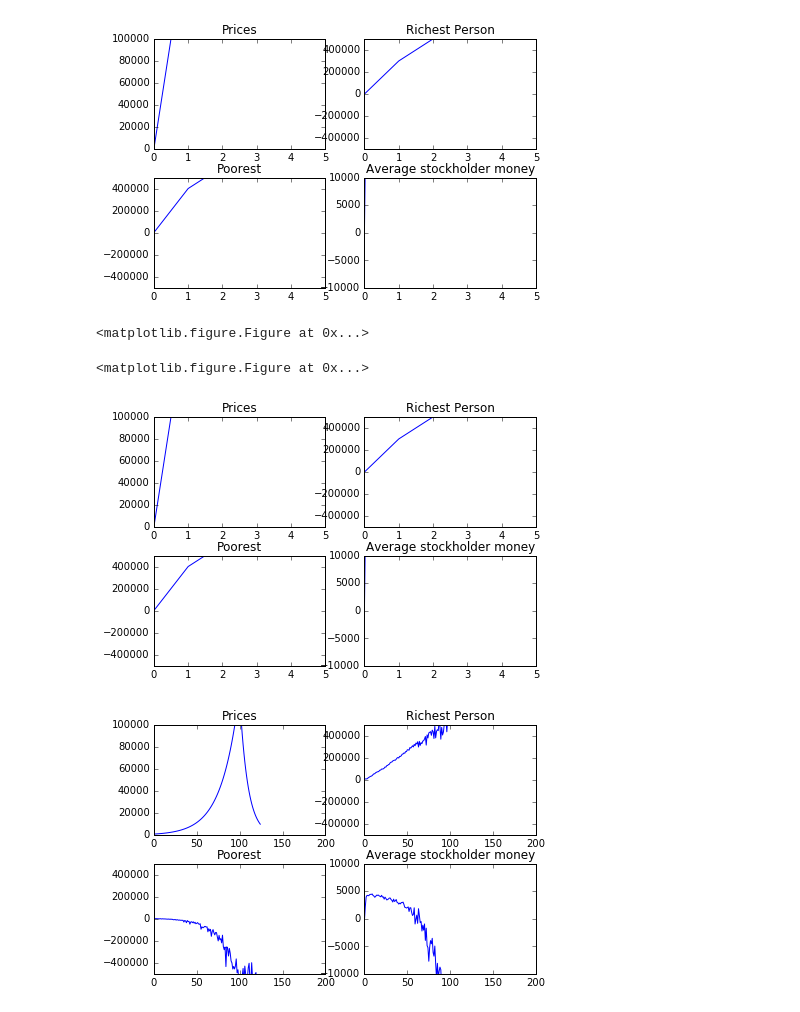
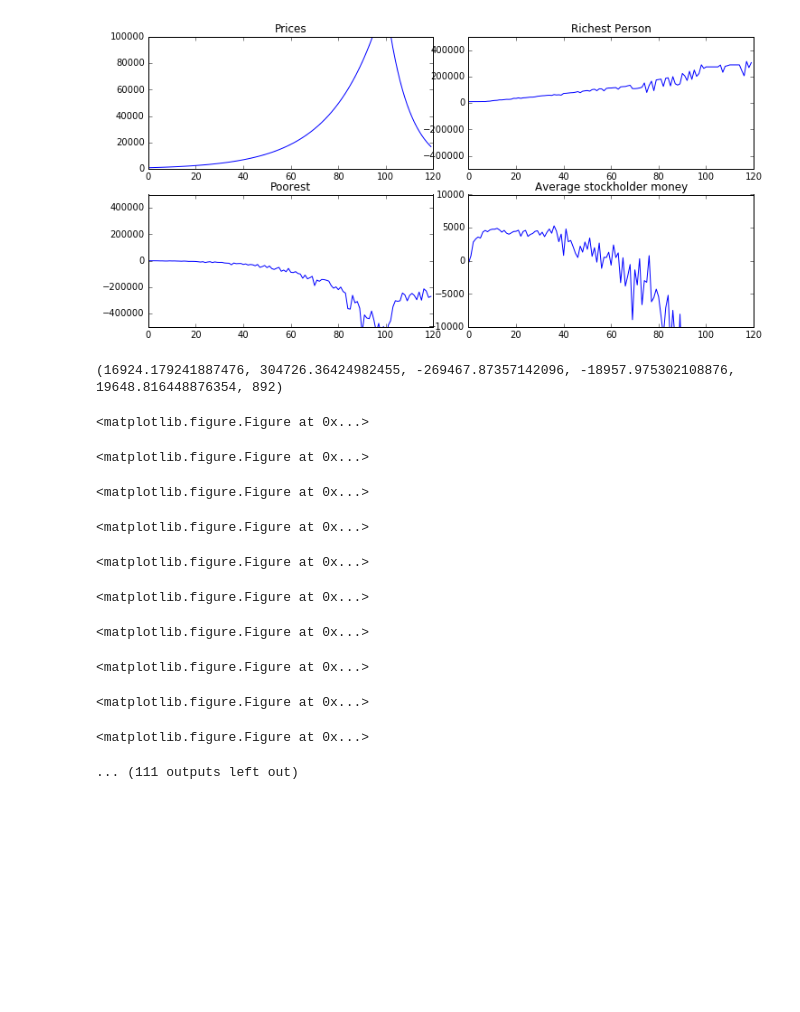
Before and after one commit to ankitvgupta/hum52finalproject, a Jupyter notebook: TulipManiaSimulation.ipynb, the cells around one changed output. Cells and saved outputs as stored; diff of their text form; code cells hidden in the pictures; blank space fills up the shorter version.

Commit message:
added better graphs

```diff
--- a/TulipManiaSimulation.ipynb
+++ b/TulipManiaSimulation.ipynb
@@ -12,7 +12,7 @@ from IPython import display
 def graph_data(total_iterations, lastpricedata, richestperson, poorestperson, averagestockholders,
                averagenonstockholders, numberofcontracts):
     plt.clf()
-    f, axarr = plt.subplots(2, 2)
+    f, axarr = plt.subplots(2, 2, figsize=(10,5))
     plt.tight_layout()
     axarr[0, 0].plot(lastpricedata)
     axarr[0, 0].set_title('Prices')
@@ -58,13 +58,8 @@ def graph_data(total_iterations, lastpricedata, richestperson, poorestperson, av
 #     display.display(plt.gcf())
 #     time.sleep(.1)
 # %%
-graph_data(5, [10,200000], [10,300000], [10,400000], [10,500000], [10,200000], [10,300000])
-graph_data(5, [10,200000, 300000], [10,300000, 500000], [10,400000, 600000], [10,500000, 800000], [10,200000, 500000], [10,300000, 1000000])
+#graph_data(5, [10,200000], [10,300000], [10,400000], [10,500000], [10,200000], [10,300000])
+#graph_data(5, [10,200000, 300000], [10,300000, 500000], [10,400000, 600000], [10,500000, 800000], [10,200000, 500000], [10,300000, 1000000])
-# %% [output]
-[figure, removed]
-<matplotlib.figure.Figure at 0x...>
-<matplotlib.figure.Figure at 0x...>
-[figure, removed]
 # %%
 
 
@@ -127,10 +122,10 @@ def get_statistics(numpeople, money, stock, price, allcontracts):
     num_notstockholders = sum(x == 0 for x in stock)
     return price, max(money), min(money), total_stock_money/num_stockholders, total_unstocked_money/num_notstockholders, len(allcontracts)
 
-def simulation(numpeople, money, stock, perceivedstock, startprice, multiplier, allcontracts):
+def simulation(numpeople, money, stock, perceivedstock, startprice, multiplier, allcontracts, epochs):
     values = [startprice]
     lastprice = startprice
-    for iteration in range(100):
+    for iteration in range(epochs):
         #print(perceivedstock)
 
         if len(values) != 0:
@@ -146,7 +141,7 @@ def simulation(numpeople, money, stock, perceivedstock, startprice, multiplier,
                 if randomuser == user:
                     continue
                 value = np.random.normal(multiplier*lastprice)
-                allcontracts.append(Contract(user, randomuser, iteration + np.random.randint(1, 100), value))
+                allcontracts.append(Contract(user, randomuser, iteration + np.random.randint(1, 300), value))
                 #stock[user] -= 1
                 perceivedstock[user] -= 1
         j = 0
@@ -175,35 +170,47 @@ def simulation(numpeople, money, stock, perceivedstock, startprice, multiplier,
                 contract.buyer = randomuser
                 values.append(value)
             else:
                 #pass
                 if stock[randomuser] > 0:
                     money[contract.seller] += netval
                     money[randomuser] -= netval
                     #stock[contract.seller] += 1
                     #stock[randomuser] -= 1
                     perceivedstock[contract.seller] += 1
                     perceivedstock[randomuser] -= 1
                     contract.seller = randomuser
         graph_price, graph_richest, graph_poorest, graph_avgstock, graph_avgnonstock, graph_numcontracts = get_statistics(numpeople, money, stock, lastprice, allcontracts)
         print(graph_avgstock)
         #print get_statistics(numpeople, money, stock, lastprice, allcontracts)
         graph_values_lastpricedata.append(graph_price)
         graph_values_richestperson.append(graph_richest)
         graph_values_poorestperson.append(graph_poorest)
         graph_values_averagestockholders.append(graph_avgstock)
         graph_values_averagenonstockholders.append(graph_avgnonstock)
         graph_values_numberofcontracts.append(graph_numcontracts)
-        graph_data(200,graph_values_lastpricedata, graph_values_richestperson, graph_values_poorestperson,
+        graph_data(120,graph_values_lastpricedata, graph_values_richestperson, graph_values_poorestperson,
                    graph_values_averagestockholders, graph_values_averagenonstockholders, graph_values_numberofcontracts)
 
     return money, stock, perceivedstock, lastprice, allcontracts
 
 
-money, stock, perceivedstock, lastprice, allcontracts = simulation(numpeople, money, stock, perceivedstock, startprice, 1.05, allcontracts)
+money, stock, perceivedstock, lastprice, allcontracts = simulation(numpeople, money, stock, perceivedstock, startprice, 1.05, allcontracts, 100)
 #print get_statistics(numpeople, money, stock, lastprice, .9, allcontracts)
 
-money, stock, perceivedstock, lastprice, allcontracts = simulation(numpeople, money, stock, perceivedstock, lastprice, .9, allcontracts)
+money, stock, perceivedstock, lastprice, allcontracts = simulation(numpeople, money, stock, perceivedstock, lastprice, .9, allcontracts, 20)
 
-#print get_statistics(numpeople, money, stock, lastprice, .9, allcontracts)
+print get_statistics(numpeople, money, stock, lastprice, allcontracts)
 # %% [output]
-[figure, old version]
+[figure, new version]
+(16924.179241887476, 304726.36424982455, -269467.87357142096, -18957.975302108876, 19648.816448876354, 892)
+<matplotlib.figure.Figure at 0x...>
+<matplotlib.figure.Figure at 0x...>
+<matplotlib.figure.Figure at 0x...>
+<matplotlib.figure.Figure at 0x...>
+<matplotlib.figure.Figure at 0x...>
+<matplotlib.figure.Figure at 0x...>
+<matplotlib.figure.Figure at 0x...>
+<matplotlib.figure.Figure at 0x...>
+<matplotlib.figure.Figure at 0x...>
+<matplotlib.figure.Figure at 0x...>
+... (111 outputs left out)
```
